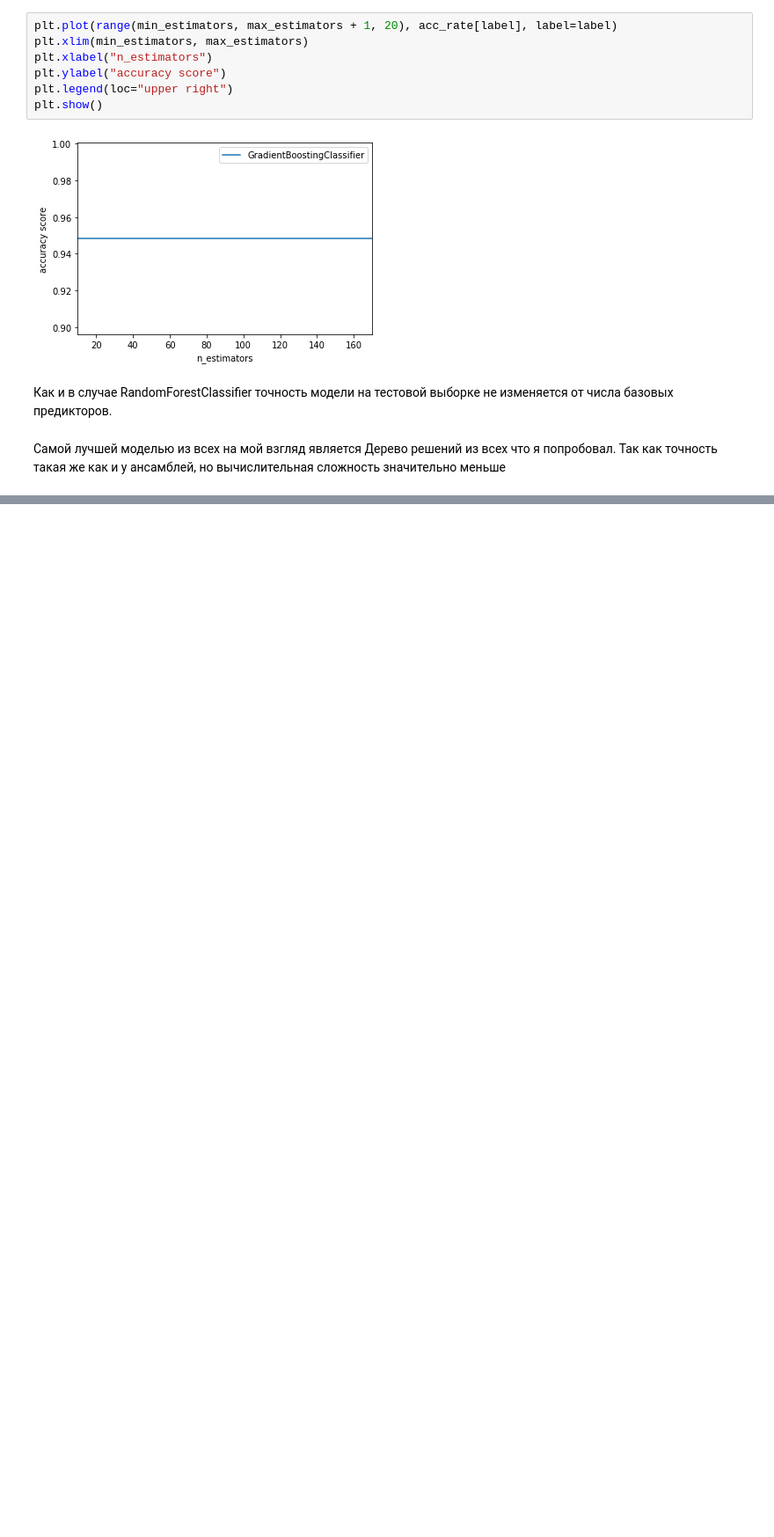
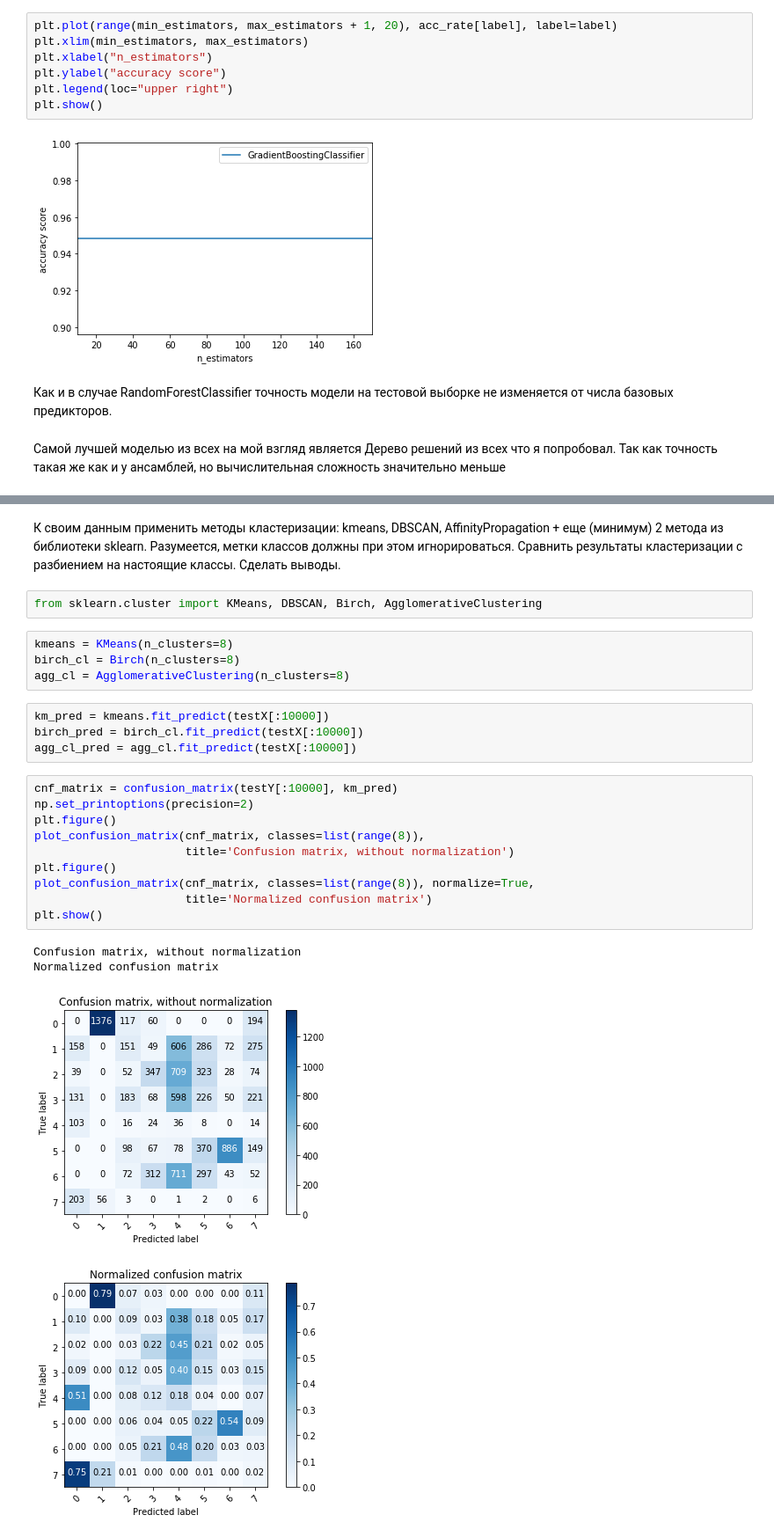
Before and after one commit to Northengard/HSE_ML_COURSE, a Jupyter notebook: spanish-high-speed-rail-tickets-pricing.ipynb, the cells around one changed output, grey strips where cells are left out. Shown at 88% size. Saved outputs shown, nothing was run; the diff lists cells and outputs as text; blank space fills up the shorter version.

Commit message:
clusterization home work

```diff
--- a/spanish-high-speed-rail-tickets-pricing.ipynb
+++ b/spanish-high-speed-rail-tickets-pricing.ipynb
@@ -1283,0 +1286,27 @@ plt.show()
+# %% [markdown]
+К своим данным применить методы кластеризации: kmeans, DBSCAN, AffinityPropagation + еще (минимум) 2 метода из библиотеки sklearn. Разумеется, метки классов должны при этом игнорироваться. Сравнить результаты кластеризации с разбиением на настоящие классы. Сделать выводы.
+# %%
+from sklearn.cluster import KMeans, DBSCAN, Birch, AgglomerativeClustering
+# %%
+kmeans = KMeans(n_clusters=8)
+birch_cl = Birch(n_clusters=8)
+agg_cl = AgglomerativeClustering(n_clusters=8)
+# %%
+km_pred = kmeans.fit_predict(testX[:10000])
+birch_pred = birch_cl.fit_predict(testX[:10000])
+agg_cl_pred = agg_cl.fit_predict(testX[:10000])
+# %%
+cnf_matrix = confusion_matrix(testY[:10000], km_pred)
+np.set_printoptions(precision=2)
+plt.figure()
+plot_confusion_matrix(cnf_matrix, classes=list(range(8)),
+                      title='Confusion matrix, without normalization')
+plt.figure()
+plot_confusion_matrix(cnf_matrix, classes=list(range(8)), normalize=True,
+                      title='Normalized confusion matrix')
+plt.show()
+# %% [output]
+Confusion matrix, without normalization
+Normalized confusion matrix
+[figure, added]
+[figure, added]
```
Also changed, not shown: parts of 10 cells of this notebook.
